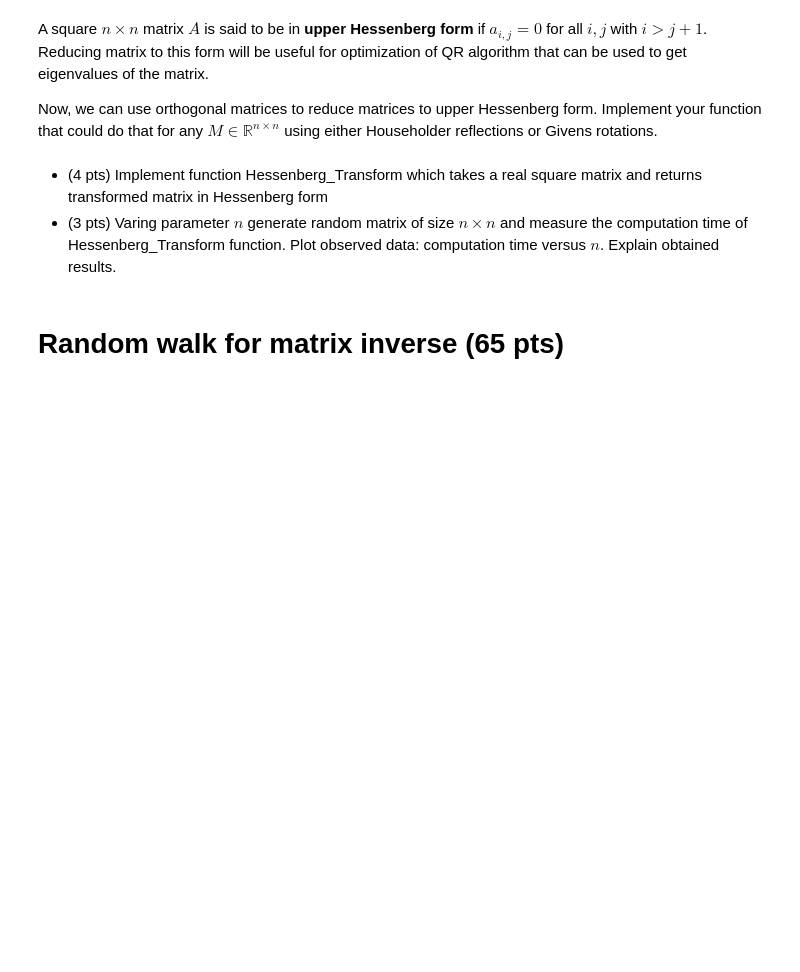
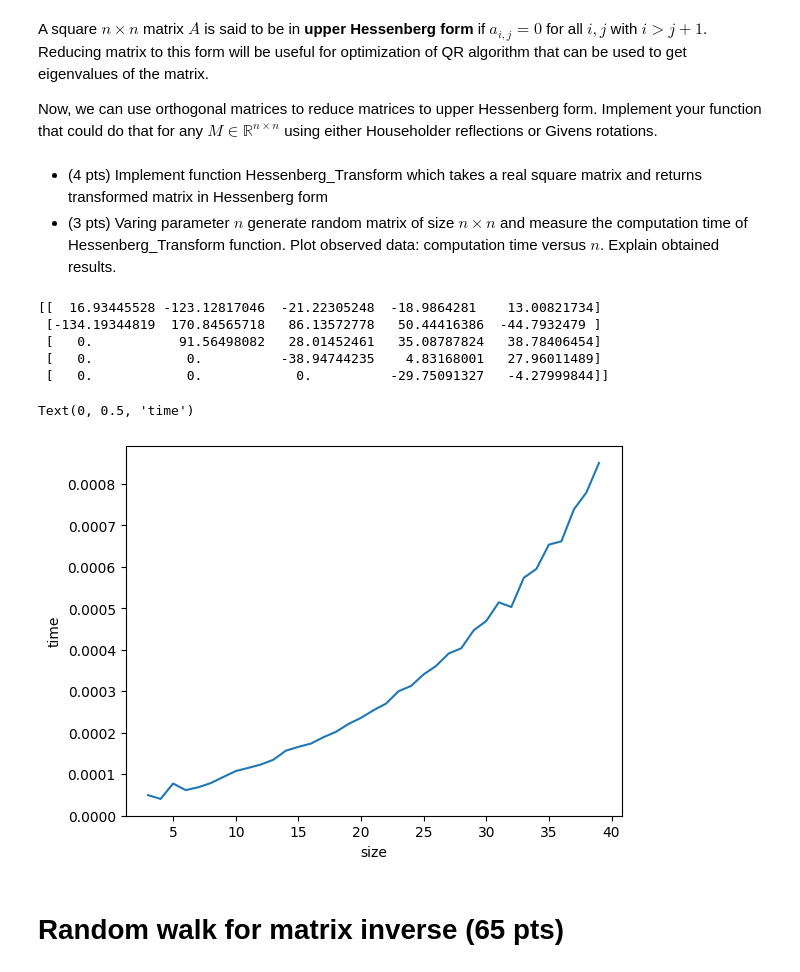
Before and after one commit to lalayants/nla2024, a Jupyter notebook: assignments/hw1/HW-1.ipynb, the cells around one changed output. Cells and saved outputs as stored; diff of their text form; code cells hidden in the pictures; blank space fills up the shorter version.

```diff
--- a/assignments/hw1/HW-1.ipynb
+++ b/assignments/hw1/HW-1.ipynb
@@ -360,3 +366,57 @@ def Hessenberg_Transform(A):
+# %%
+def Hessenberg_Transform(A):
+  n = A.shape[0]
+  H = np.copy(A)
+  Q_final = np.eye(H.shape[0])
+  for i in range(0, n - 2):
+    x = H[i+1:, i].T
+    norm_x = np.linalg.norm(x)
+    if norm_x == 0:
+      continue
+    v = x.copy()
+    v[0] += np.sign(x[0]) * norm_x
+    v /= np.linalg.norm(v)
+    Q = np.eye(n)
+    Q[i+1:, i+1:] = np.eye(n - i - 1) - 2 * np.outer(v, v)
+    Q_final = Q_final @ Q
+    H = Q.T @ H @ Q
+  return H, Q_final
+# %%
+size = 5
+A = np.random.rand(size, size) * 100
+H, Q = Hessenberg_Transform(A)
+assert np.allclose(np.tril(H, -2), 0, atol=1e-8), 'not trill'
+assert np.allclose(Q.T @ A @ Q, H, atol=1e-8), 'wrong decompose'
+H[abs(H) < 1e-7] = 0
+print(H)
+# %% [output]
+[[  16.93445528 -123.12817046  -21.22305248  -18.9864281    13.00821734]
+ [-134.19344819  170.84565718   86.13572778   50.44416386  -44.7932479 ]
+ [   0.           91.56498082   28.01452461   35.08787824   38.78406454]
+ [   0.            0.          -38.94744235    4.83168001   27.96011489]
+ [   0.            0.            0.          -29.75091327   -4.27999844]]
+# %%
+import numpy as np
+import time
+import matplotlib.pyplot as plt
+
+times = []
+sizes = []
+for size in range(3, 40):
+    times_local = []
+    for _ in range(100):
+        A = np.random.rand(size, size) * 1
+        time_start = time.time()
+        H, Q = Hessenberg_Transform(A)
+        times_local.append(time.time() - time_start)
+    sizes.append(size)
+    times.append(np.mean(times_local))
+plt.plot(sizes, times)
+plt.xlabel('size')
+plt.ylabel('time')
+# %% [output]
+Text(0, 0.5, 'time')
+[figure, added]
 # %% [markdown]
 # Random walk for matrix inverse (65 pts)
 # %% [markdown]
```
Also changed, not shown: parts of 19 cells of this notebook, 3 other files.
